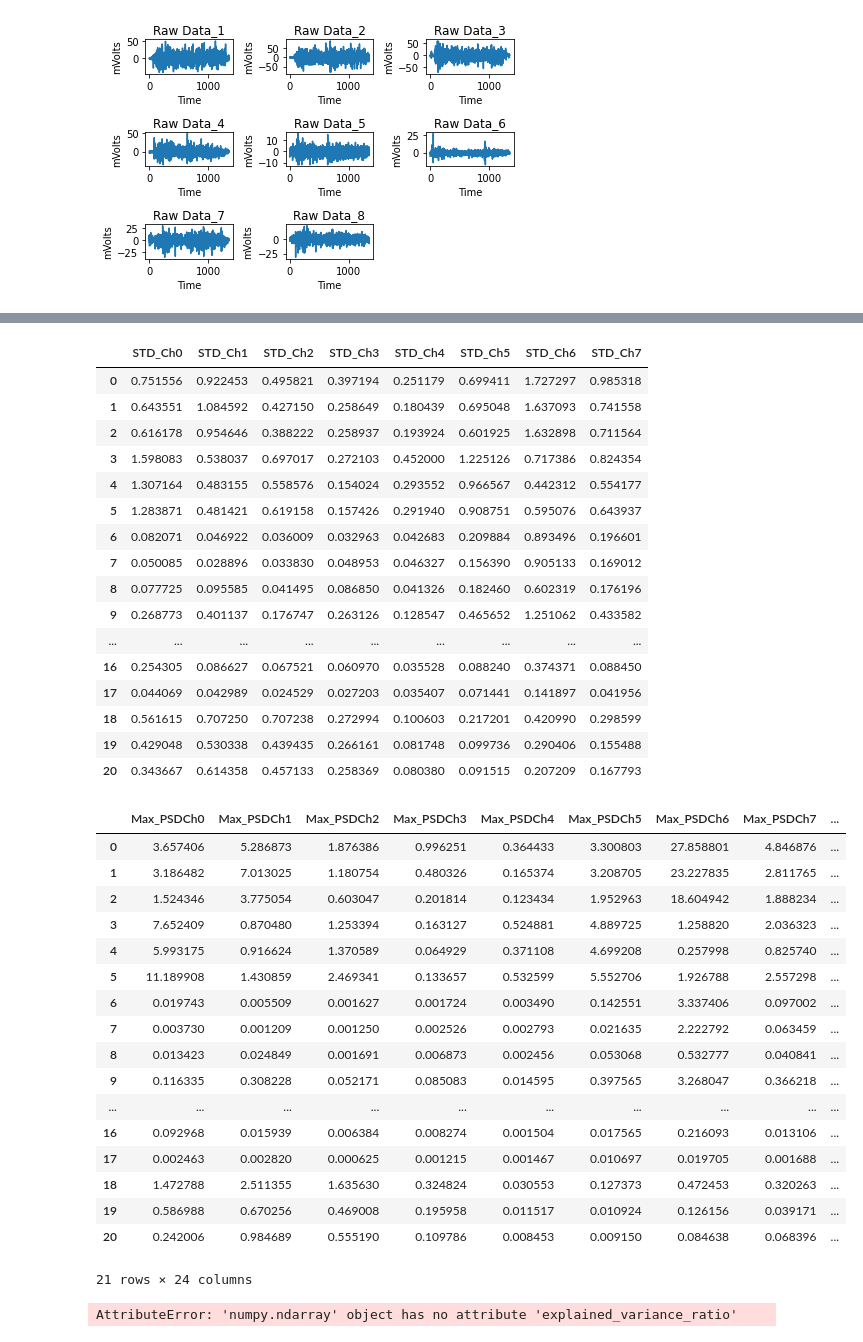
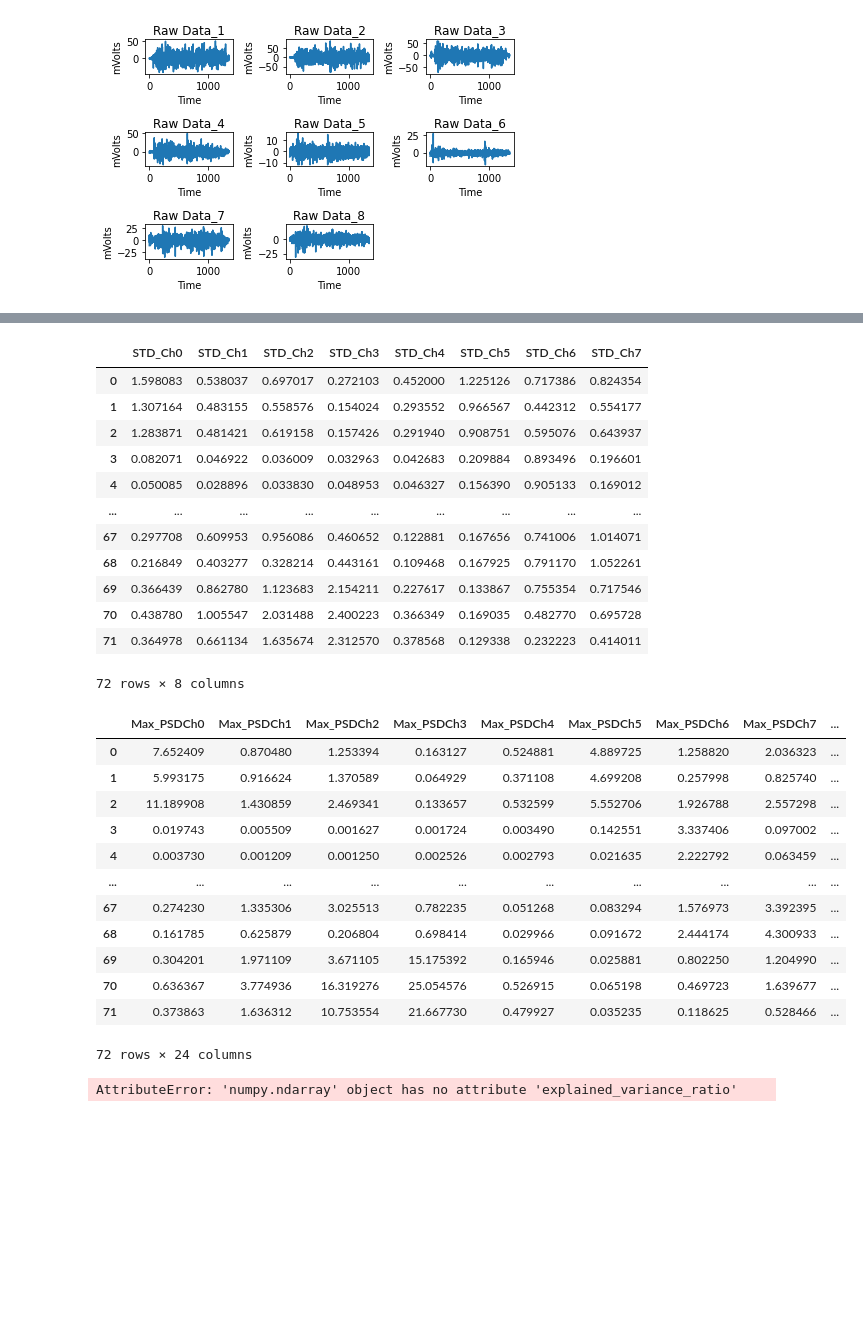
Before and after one commit to knakamura42/EE536_MyoProject, a Jupyter notebook: MyoAmigo.ipynb, the cells around one changed output, grey strips where cells are left out. Cells and saved outputs as stored; diff of their text form; code cells hidden in the pictures; blank space fills up the shorter version.

```diff
--- a/MyoAmigo.ipynb
+++ b/MyoAmigo.ipynb
@@ -43,9 +45,9 @@ def get_channel_names(info):
     return names, units
 # %%
 directory = 'Data'
-participants = ['Jin']
-xdf_files = ['Continuous_1.xdf','Continuous_2.xdf','Continuous_3.xdf','Fist_1.xdf', 'Fist_2.xdf','Fist_3.xdf', 'Left_20_1.xdf','Left_20_2.xdf','Left_20_3.xdf','Left_50_1.xdf','Left_50_2.xdf','Left_50_3.xdf','PalmUp_1.xdf','PalmUp_2.xdf','PalmUp_3.xdf','Right_30_1.xdf','Right_30_2.xdf','Right_30_3.xdf','Right_80_1.xdf','Right_80_2.xdf','Right_80_3.xdf',]
-csv_files = ['Continuous_1.csv','Continuous_2.csv','Continuous_3..csv','Fist_1.csv', 'Fist_2.csv','Fist_3.csv', 'Left_20_1.csv','Left_20_2.csv','Left_20_3.csv','Left_50_1.csv','Left_50_2.csv','Left_50_3.csv','PalmUp_1.csv','PalmUp_2.csv','PalmUp_3.csv','Right_30_1.csv','Right_30_2.csv','Right_30_3.csv','Right_80_1.csv','Right_80_2.csv','Right_80_3.csv',]
+participants = ['Jin', 'Andy', 'Joe', 'Kait']
+xdf_files = ['Fist_1.xdf', 'Fist_2.xdf','Fist_3.xdf', 'Left_20_1.xdf','Left_20_2.xdf','Left_20_3.xdf','Left_50_1.xdf','Left_50_2.xdf','Left_50_3.xdf','PalmUp_1.xdf','PalmUp_2.xdf','PalmUp_3.xdf','Right_30_1.xdf','Right_30_2.xdf','Right_30_3.xdf','Right_80_1.xdf','Right_80_2.xdf','Right_80_3.xdf',]
+csv_files = ['Fist_1.csv', 'Fist_2.csv','Fist_3.csv', 'Left_20_1.csv','Left_20_2.csv','Left_20_3.csv','Left_50_1.csv','Left_50_2.csv','Left_50_3.csv','PalmUp_1.csv','PalmUp_2.csv','PalmUp_3.csv','Right_30_1.csv','Right_30_2.csv','Right_30_3.csv','Right_80_1.csv','Right_80_2.csv','Right_80_3.csv',]
 for participant in participants:
     newfile = 0
     for file in xdf_files:
@@ -280,45 +270,36 @@ std_df_1= pd.DataFrame(std_df['STD'].tolist()).add_prefix('STD_Ch')
 display(std_df_1)
 # %% [output]
 |  | STD_Ch0 | STD_Ch1 | STD_Ch2 | STD_Ch3 | STD_Ch4 | STD_Ch5 | STD_Ch6 | STD_Ch7 |
-| 0 | 0.751556 | 0.922453 | 0.495821 | 0.397194 | 0.251179 | 0.699411 | 1.727297 | 0.985318 |
-| 1 | 0.643551 | 1.084592 | 0.427150 | 0.258649 | 0.180439 | 0.695048 | 1.637093 | 0.741558 |
-| 2 | 0.616178 | 0.954646 | 0.388222 | 0.258937 | 0.193924 | 0.601925 | 1.632898 | 0.711564 |
-| 3 | 1.598083 | 0.538037 | 0.697017 | 0.272103 | 0.452000 | 1.225126 | 0.717386 | 0.824354 |
-| 4 | 1.307164 | 0.483155 | 0.558576 | 0.154024 | 0.293552 | 0.966567 | 0.442312 | 0.554177 |
-| 5 | 1.283871 | 0.481421 | 0.619158 | 0.157426 | 0.291940 | 0.908751 | 0.595076 | 0.643937 |
-| 6 | 0.082071 | 0.046922 | 0.036009 | 0.032963 | 0.042683 | 0.209884 | 0.893496 | 0.196601 |
-| 7 | 0.050085 | 0.028896 | 0.033830 | 0.048953 | 0.046327 | 0.156390 | 0.905133 | 0.169012 |
-| 8 | 0.077725 | 0.095585 | 0.041495 | 0.086850 | 0.041326 | 0.182460 | 0.602319 | 0.176196 |
-| 9 | 0.268773 | 0.401137 | 0.176747 | 0.263126 | 0.128547 | 0.465652 | 1.251062 | 0.433582 |
+| 0 | 1.598083 | 0.538037 | 0.697017 | 0.272103 | 0.452000 | 1.225126 | 0.717386 | 0.824354 |
+| 1 | 1.307164 | 0.483155 | 0.558576 | 0.154024 | 0.293552 | 0.966567 | 0.442312 | 0.554177 |
+| 2 | 1.283871 | 0.481421 | 0.619158 | 0.157426 | 0.291940 | 0.908751 | 0.595076 | 0.643937 |
+| 3 | 0.082071 | 0.046922 | 0.036009 | 0.032963 | 0.042683 | 0.209884 | 0.893496 | 0.196601 |
+| 4 | 0.050085 | 0.028896 | 0.033830 | 0.048953 | 0.046327 | 0.156390 | 0.905133 | 0.169012 |
 | ... | ... | ... | ... | ... | ... | ... | ... | ... |
-| 16 | 0.254305 | 0.086627 | 0.067521 | 0.060970 | 0.035528 | 0.088240 | 0.374371 | 0.088450 |
-| 17 | 0.044069 | 0.042989 | 0.024529 | 0.027203 | 0.035407 | 0.071441 | 0.141897 | 0.041956 |
-| 18 | 0.561615 | 0.707250 | 0.707238 | 0.272994 | 0.100603 | 0.217201 | 0.420990 | 0.298599 |
-| 19 | 0.429048 | 0.530338 | 0.439435 | 0.266161 | 0.081748 | 0.099736 | 0.290406 | 0.155488 |
-| 20 | 0.343667 | 0.614358 | 0.457133 | 0.258369 | 0.080380 | 0.091515 | 0.207209 | 0.167793 |
+| 67 | 0.297708 | 0.609953 | 0.956086 | 0.460652 | 0.122881 | 0.167656 | 0.741006 | 1.014071 |
+| 68 | 0.216849 | 0.403277 | 0.328214 | 0.443161 | 0.109468 | 0.167925 | 0.791170 | 1.052261 |
+| 69 | 0.366439 | 0.862780 | 1.123683 | 2.154211 | 0.227617 | 0.133867 | 0.755354 | 0.717546 |
+| 70 | 0.438780 | 1.005547 | 2.031488 | 2.400223 | 0.366349 | 0.169035 | 0.482770 | 0.695728 |
+| 71 | 0.364978 | 0.661134 | 1.635674 | 2.312570 | 0.378568 | 0.129338 | 0.232223 | 0.414011 |
+72 rows × 8 columns
 # %%
-'''Merg all three features into a big ass dataframe'''
+'''Merge all three features into a big ass dataframe'''
 Feature_df = pd.concat([PSD_df_1,Mean_df_1,std_df_1],axis=1,join = 'outer')
 display(Feature_df)
 # %% [output]
 |  | Max_PSDCh0 | Max_PSDCh1 | Max_PSDCh2 | Max_PSDCh3 | Max_PSDCh4 | Max_PSDCh5 | Max_PSDCh6 | Max_PSDCh7 | ... |
-| 0 | 3.657406 | 5.286873 | 1.876386 | 0.996251 | 0.364433 | 3.300803 | 27.858801 | 4.846876 | ... |
-| 1 | 3.186482 | 7.013025 | 1.180754 | 0.480326 | 0.165374 | 3.208705 | 23.227835 | 2.811765 | ... |
-| 2 | 1.524346 | 3.775054 | 0.603047 | 0.201814 | 0.123434 | 1.952963 | 18.604942 | 1.888234 | ... |
-| 3 | 7.652409 | 0.870480 | 1.253394 | 0.163127 | 0.524881 | 4.889725 | 1.258820 | 2.036323 | ... |
-| 4 | 5.993175 | 0.916624 | 1.370589 | 0.064929 | 0.371108 | 4.699208 | 0.257998 | 0.825740 | ... |
-| 5 | 11.189908 | 1.430859 | 2.469341 | 0.133657 | 0.532599 | 5.552706 | 1.926788 | 2.557298 | ... |
-| 6 | 0.019743 | 0.005509 | 0.001627 | 0.001724 | 0.003490 | 0.142551 | 3.337406 | 0.097002 | ... |
-| 7 | 0.003730 | 0.001209 | 0.001250 | 0.002526 | 0.002793 | 0.021635 | 2.222792 | 0.063459 | ... |
-| 8 | 0.013423 | 0.024849 | 0.001691 | 0.006873 | 0.002456 | 0.053068 | 0.532777 | 0.040841 | ... |
-| 9 | 0.116335 | 0.308228 | 0.052171 | 0.085083 | 0.014595 | 0.397565 | 3.268047 | 0.366218 | ... |
+| 0 | 7.652409 | 0.870480 | 1.253394 | 0.163127 | 0.524881 | 4.889725 | 1.258820 | 2.036323 | ... |
+| 1 | 5.993175 | 0.916624 | 1.370589 | 0.064929 | 0.371108 | 4.699208 | 0.257998 | 0.825740 | ... |
+| 2 | 11.189908 | 1.430859 | 2.469341 | 0.133657 | 0.532599 | 5.552706 | 1.926788 | 2.557298 | ... |
+| 3 | 0.019743 | 0.005509 | 0.001627 | 0.001724 | 0.003490 | 0.142551 | 3.337406 | 0.097002 | ... |
+| 4 | 0.003730 | 0.001209 | 0.001250 | 0.002526 | 0.002793 | 0.021635 | 2.222792 | 0.063459 | ... |
 | ... | ... | ... | ... | ... | ... | ... | ... | ... | ... |
-| 16 | 0.092968 | 0.015939 | 0.006384 | 0.008274 | 0.001504 | 0.017565 | 0.216093 | 0.013106 | ... |
-| 17 | 0.002463 | 0.002820 | 0.000625 | 0.001215 | 0.001467 | 0.010697 | 0.019705 | 0.001688 | ... |
-| 18 | 1.472788 | 2.511355 | 1.635630 | 0.324824 | 0.030553 | 0.127373 | 0.472453 | 0.320263 | ... |
-| 19 | 0.586988 | 0.670256 | 0.469008 | 0.195958 | 0.011517 | 0.010924 | 0.126156 | 0.039171 | ... |
-| 20 | 0.242006 | 0.984689 | 0.555190 | 0.109786 | 0.008453 | 0.009150 | 0.084638 | 0.068396 | ... |
+| 67 | 0.274230 | 1.335306 | 3.025513 | 0.782235 | 0.051268 | 0.083294 | 1.576973 | 3.392395 | ... |
+| 68 | 0.161785 | 0.625879 | 0.206804 | 0.698414 | 0.029966 | 0.091672 | 2.444174 | 4.300933 | ... |
+| 69 | 0.304201 | 1.971109 | 3.671105 | 15.175392 | 0.165946 | 0.025881 | 0.802250 | 1.204990 | ... |
+| 70 | 0.636367 | 3.774936 | 16.319276 | 25.054576 | 0.526915 | 0.065198 | 0.469723 | 1.639677 | ... |
+| 71 | 0.373863 | 1.636312 | 10.753554 | 21.667730 | 0.479927 | 0.035235 | 0.118625 | 0.528466 | ... |
-21 rows × 24 columns
+72 rows × 24 columns
 # %%
 '''Time to do PCA Pipline'''
 from sklearn.decomposition import  PCA
```
Also changed, not shown: parts of 7 cells of this notebook.
